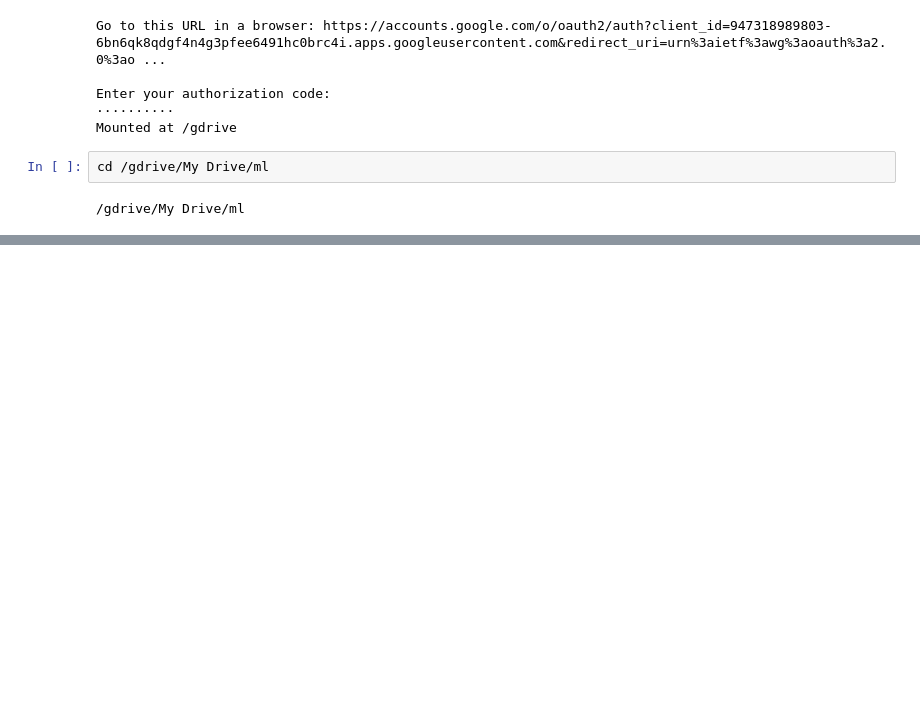
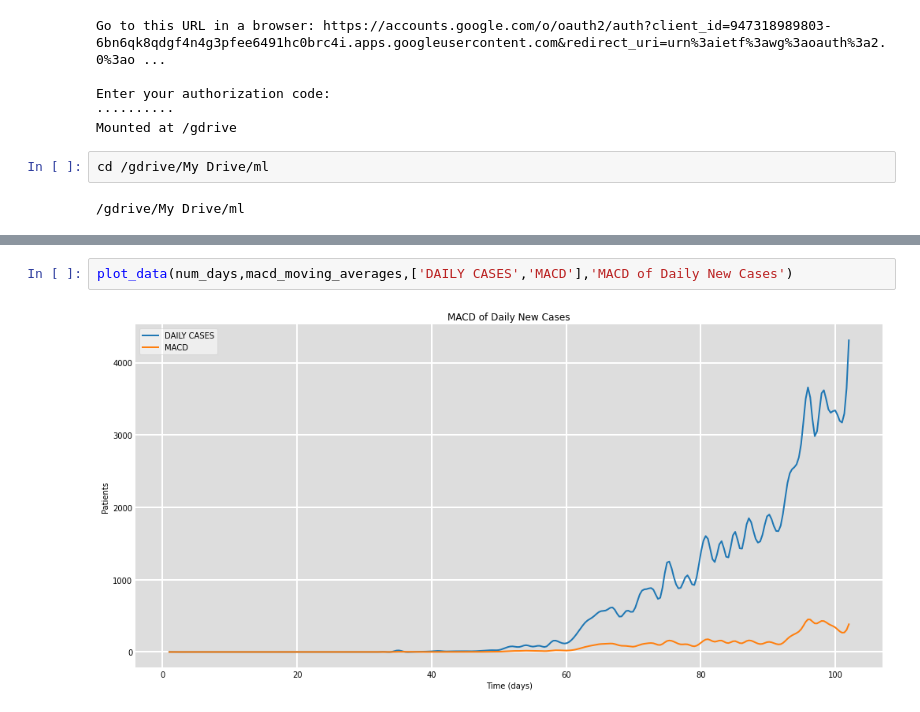
Before and after one commit to puneat/ML_project_UCS611, a Jupyter notebook: data_preprocessing.ipynb, the cells around one changed output, grey strips where cells are left out. Cells and saved outputs as stored; diff of their text form; blank space fills up the shorter version.

```diff
--- a/data_preprocessing.ipynb
+++ b/data_preprocessing.ipynb
@@ -73,0 +89,4 @@ plot_data(num_days,moving_averages,['SMA5','EMA5'],'Moving Averages of Daily New
+# %%
+plot_data(num_days,macd_moving_averages,['DAILY CASES','MACD'],'MACD of Daily New Cases')
+# %% [output]
+[figure, added]
```
Also changed, not shown: parts of 7 cells of this notebook.
